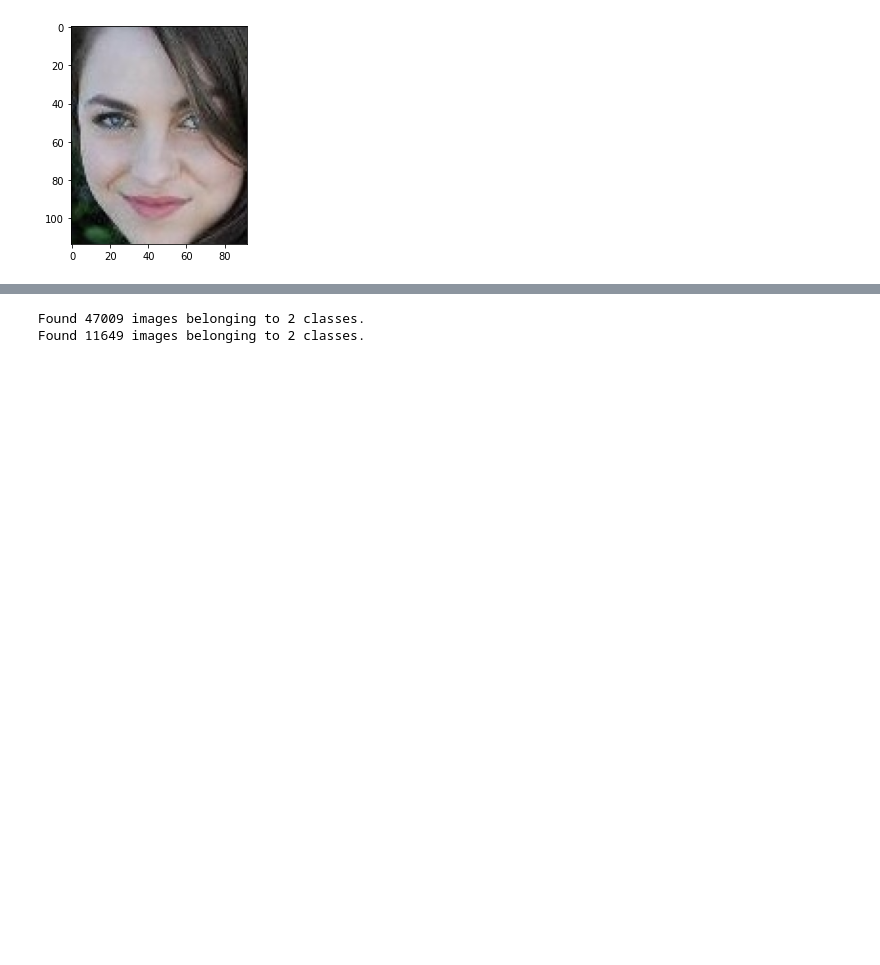
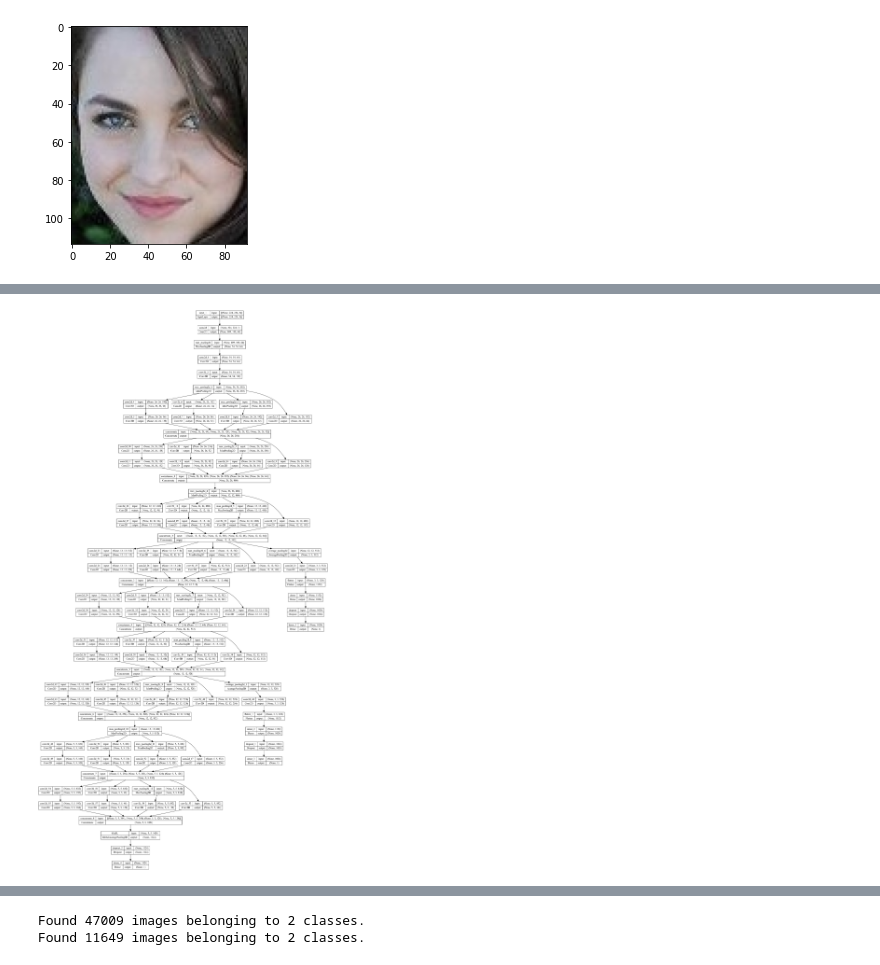
Before and after one commit to PatrickKudo/gender_image_classification, a Jupyter notebook: GoogleNetTest.ipynb, the cells around one changed output, grey strips where cells are left out. Saved outputs shown, nothing was run; the diff lists cells and outputs as text; code cells hidden in the pictures; blank space fills up the shorter version.

```diff
--- a/GoogleNetTest.ipynb
+++ b/GoogleNetTest.ipynb
@@ -210,3 +214,7 @@ ________________________________________________________________________________
+# %%
+plot_model(model, to_file='model_plot.png', show_shapes=True, show_layer_names=True)
+# %% [output]
+[figure, added]
 # %%
 model.compile(optimizer=tf.keras.optimizers.Adam(learning_rate=1e-5),
              loss=tf.keras.losses.BinaryCrossentropy(),
```
Also changed, not shown: parts of 24 cells of this notebook.
